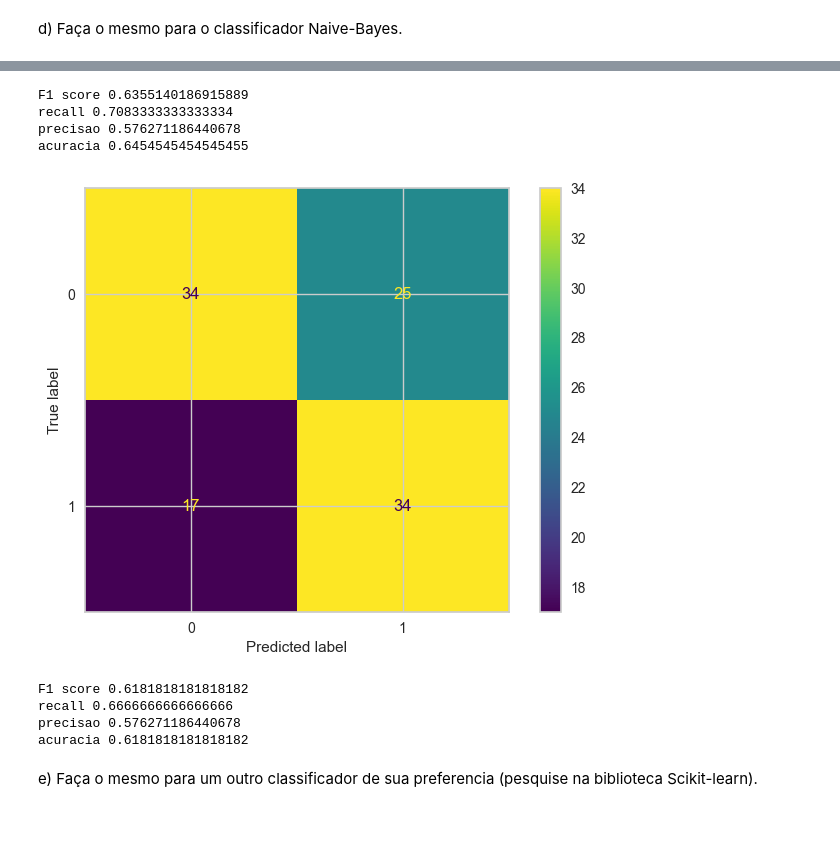
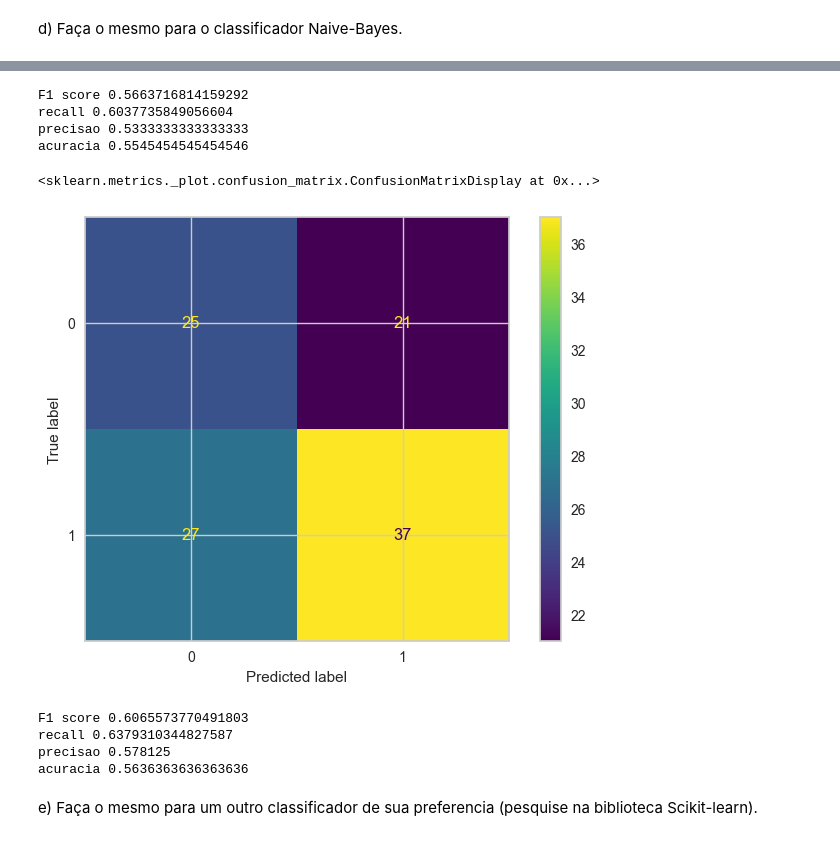
Before and after one commit to PeterMatthew/NLP, a Jupyter notebook: lista2.ipynb, the cells around one changed output, grey strips where cells are left out. Saved outputs shown, nothing was run; the diff lists cells and outputs as text; code cells hidden in the pictures.

```diff
--- a/lista2.ipynb
+++ b/lista2.ipynb
@@ -47,6 +51,9 @@ df['text'] = df['text'].apply(lambda row: re.sub('\<[^>]*\>', ' ', row))
 df['text'] = df['text'].apply(lambda row: re.sub('\&[^;]*\;', ' ', row))
 
 stop_words = set(nltk.corpus.stopwords.words("english"))
+
+df['text'] = df['text'].apply(lambda row: re.sub('\d', '', row).lower())
+df['text'] = df['text'].apply(lambda row: row.translate(str.maketrans('', '', string.punctuation)))
 
 temp = df['text'].apply(lambda row: [x for x in nltk.word_tokenize(row) if x not in stop_words])
 df['text'] = temp.apply(lambda x: " ".join(x))
@@ -197,28 +210,30 @@ print('recall '+str(recall_score(y_test_count, pred)))
 print('precisao '+str(precision_score(y_test_count, pred)))
 print('acuracia '+str(accuracy_score(y_test_count, pred)))
 # %% [output]
-F1 score 0.6355140186915889
-recall 0.7083333333333334
-precisao 0.576271186440678
-acuracia 0.6454545454545455
+F1 score 0.5663716814159292
+recall 0.6037735849056604
+precisao 0.5333333333333333
+acuracia 0.5545454545454546
 # %%
 model = GaussianNB().fit(X_train_tfid.toarray(), y_train_tfid)
 pred = model.predict(X_test_tfid.toarray())
 
-plot_confusion_matrix(model, X_test_tfid.toarray(), y_test_tfid)
-plt.show()
+cm = confusion_matrix(pred, y_test_tfid)
+pl = ConfusionMatrixDisplay(cm)
+pl.plot()
 # %% [output]
+<sklearn.metrics._plot.confusion_matrix.ConfusionMatrixDisplay at 0x...>
-[figure, old version]
+[figure, new version]
 # %%
 print('F1 score '+str(f1_score(y_test_tfid, pred)))
 print('recall '+str(recall_score(y_test_tfid, pred)))
 print('precisao '+str(precision_score(y_test_tfid, pred)))
 print('acuracia '+str(accuracy_score(y_test_tfid, pred)))
 # %% [output]
-F1 score 0.6181818181818182
-recall 0.6666666666666666
-precisao 0.576271186440678
-acuracia 0.6181818181818182
+F1 score 0.6065573770491803
+recall 0.6379310344827587
+precisao 0.578125
+acuracia 0.5636363636363636
 # %% [markdown]
 e) Faça o mesmo para um outro classificador de sua preferencia (pesquise na biblioteca Scikit-learn).
 # %%
```
Also changed, not shown: parts of 27 cells of this notebook.
